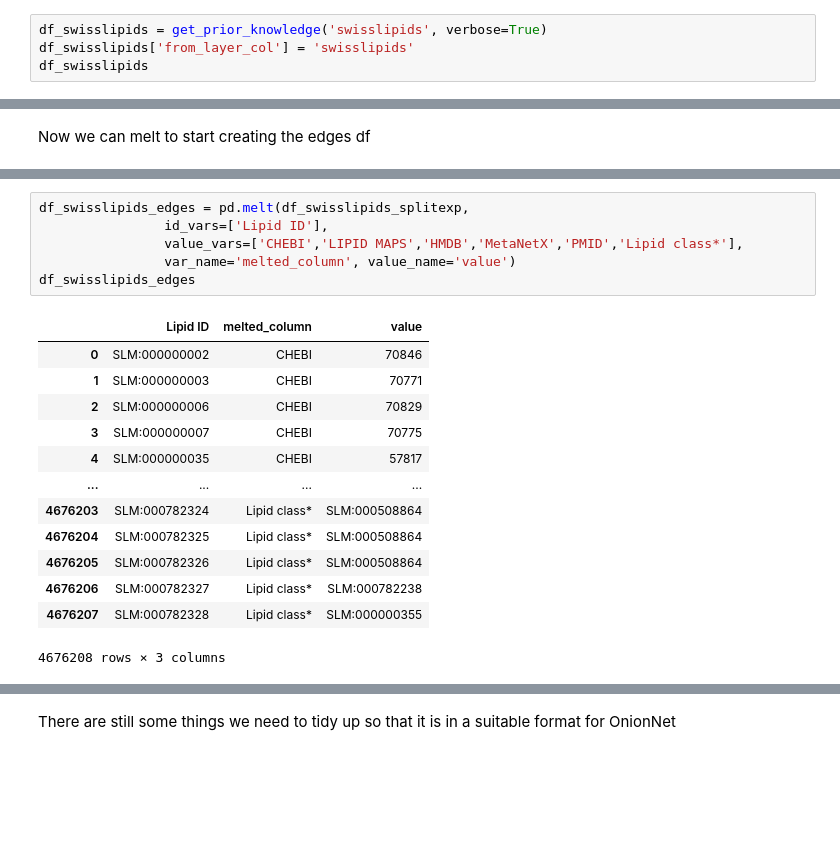
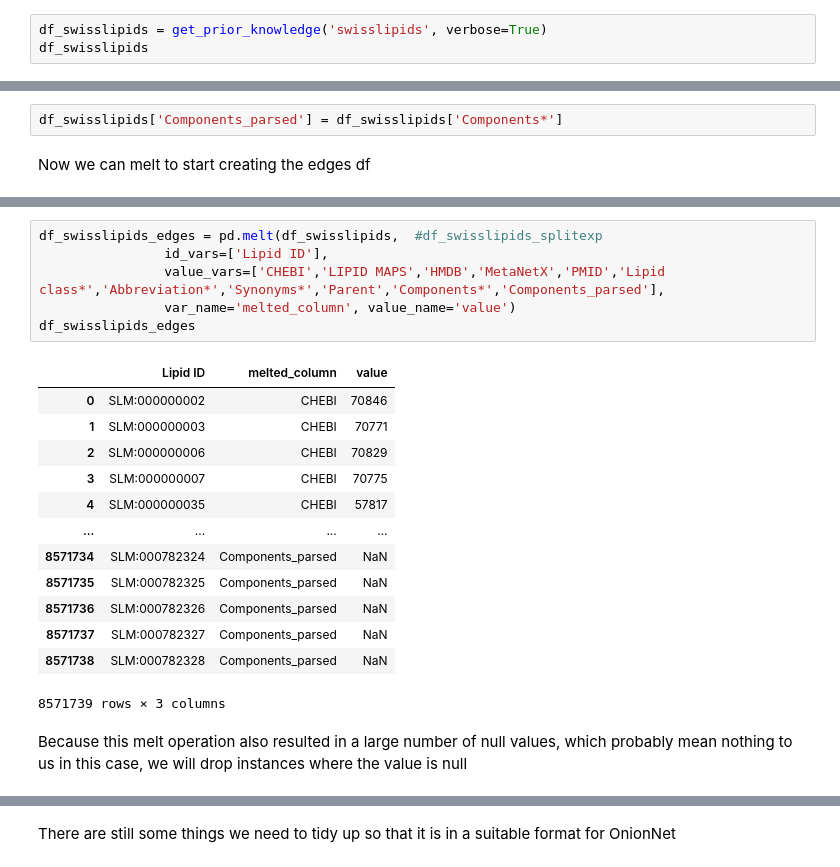
Before and after one commit to saezlab/lipinet, a Jupyter notebook: notebooks/parsing_swisslipids.ipynb, the cells around one changed output, grey strips where cells are left out. Drawn from its saved outputs; the diff is of its cells as text; blank space fills up the shorter version.

```diff
--- a/notebooks/parsing_swisslipids.ipynb
+++ b/notebooks/parsing_swisslipids.ipynb
@@ -18,7 +18,6 @@ import pandas as pd
 LipiNet offers conventient functions to parse prior knowledge resources straight into networks. But to show what is happening behind the scenes, this notebook goes through the data and each of the steps. Which may also be particularly helpful to you if you need to customise the networks in a way that is not yet supported by LipiNet directly.
 # %%
 df_swisslipids = get_prior_knowledge('swisslipids', verbose=True)
-df_swisslipids['from_layer_col'] = 'swisslipids'
 df_swisslipids
 # %% [output]
 File found locally at /Users/agjanyunlu/Documents/Metabolomics/lipinet/lipinet/.data/downloaded/swisslipids_lipids.tsv. Loading data...
@@ -71,2 +206,4 @@ df_swisslipids_splitexp = split_and_expand_large(df_swisslipids,
+# %%
+df_swisslipids['Components_parsed'] = df_swisslipids['Components*']
 # %% [markdown]
 Now we can melt to start creating the edges df
@@ -73,20 +221,22 @@ Now we can melt to start creating the edges df
 # %%
-df_swisslipids_edges = pd.melt(df_swisslipids_splitexp,
+df_swisslipids_edges = pd.melt(df_swisslipids,  #df_swisslipids_splitexp
                 id_vars=['Lipid ID'],
-                value_vars=['CHEBI','LIPID MAPS','HMDB','MetaNetX','PMID','Lipid class*'],
+                value_vars=['CHEBI','LIPID MAPS','HMDB','MetaNetX','PMID','Lipid class*','Abbreviation*','Synonyms*','Parent','Components*','Components_parsed'],
                 var_name='melted_column', value_name='value')
 df_swisslipids_edges
 # %% [output]
 |  | Lipid ID | melted_column | value |
 | 0 | SLM:000000002 | CHEBI | 70846 |
 | 1 | SLM:000000003 | CHEBI | 70771 |
 | 2 | SLM:000000006 | CHEBI | 70829 |
 | 3 | SLM:000000007 | CHEBI | 70775 |
 | 4 | SLM:000000035 | CHEBI | 57817 |
 | ... | ... | ... | ... |
-| 4676203 | SLM:000782324 | Lipid class* | SLM:000508864 |
-| 4676204 | SLM:000782325 | Lipid class* | SLM:000508864 |
-| 4676205 | SLM:000782326 | Lipid class* | SLM:000508864 |
-| 4676206 | SLM:000782327 | Lipid class* | SLM:000782238 |
-| 4676207 | SLM:000782328 | Lipid class* | SLM:000000355 |
+| 8571734 | SLM:000782324 | Components_parsed | NaN |
+| 8571735 | SLM:000782325 | Components_parsed | NaN |
+| 8571736 | SLM:000782326 | Components_parsed | NaN |
+| 8571737 | SLM:000782327 | Components_parsed | NaN |
+| 8571738 | SLM:000782328 | Components_parsed | NaN |
-4676208 rows × 3 columns
+8571739 rows × 3 columns
+# %% [markdown]
+Because this melt operation also resulted in a large number of null values, which probably mean nothing to us in this case, we will drop instances where the value is null
```
Also changed, not shown: parts of 47 cells of this notebook, 1 other file.
